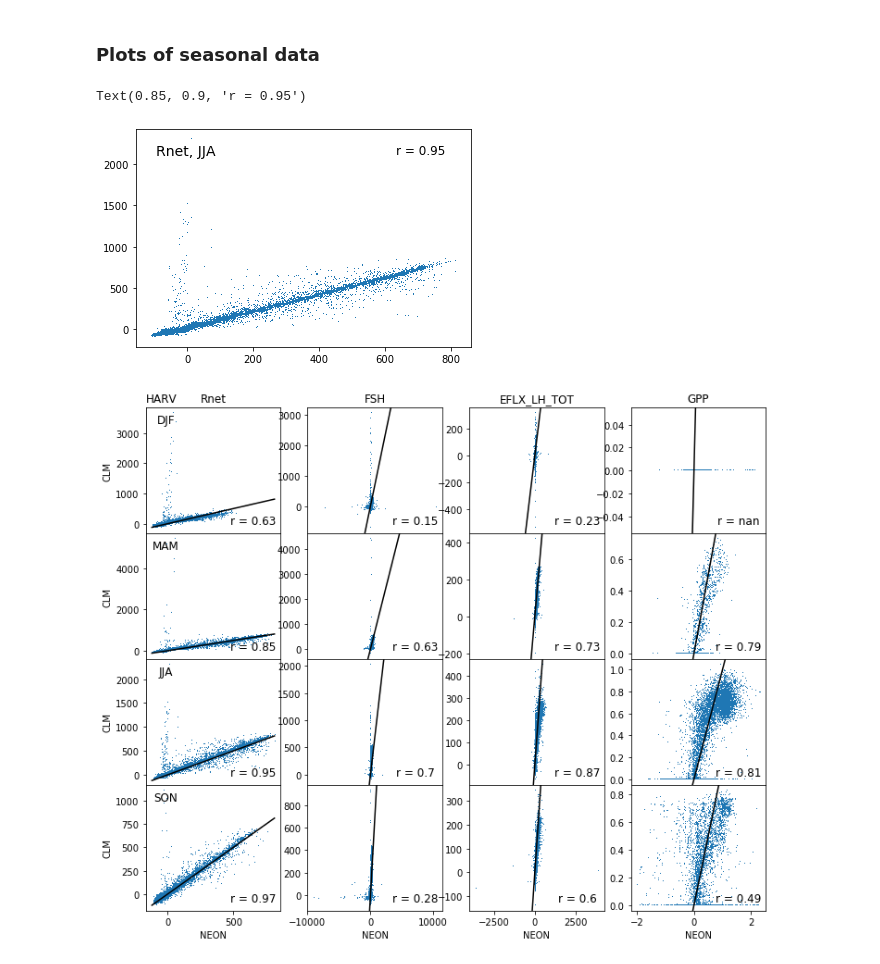
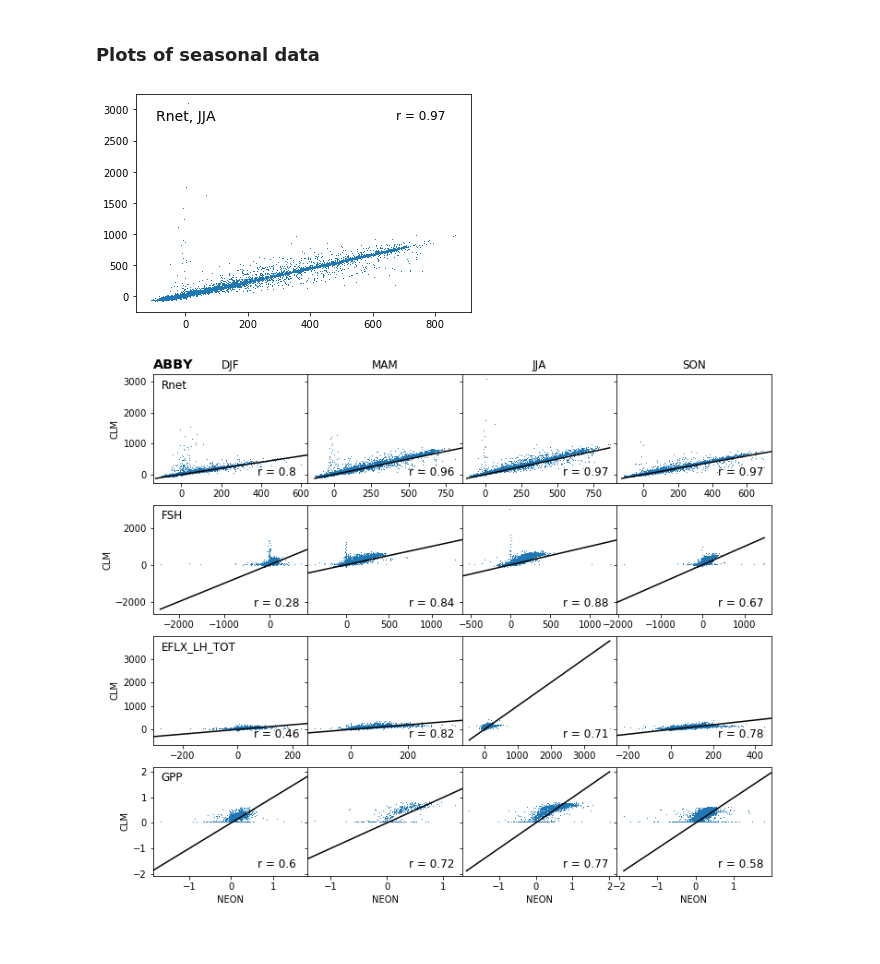
Before and after one commit to wwieder/ctsm_py, a Jupyter notebook: notebooks/ptCLM_NEON.ipynb, the cells around one changed output. Saved outputs shown, nothing was run; the diff lists cells and outputs as text; code cells hidden in the pictures.

```diff
--- a/notebooks/ptCLM_NEON.ipynb
+++ b/notebooks/ptCLM_NEON.ipynb
@@ -24,12 +24,16 @@ warnings.simplefilter("ignore", category=RuntimeWarning)
 # %% [markdown]
 ### Point to files
 # %%
-site  = 'HARV'
+site  = 'ABBY'
+# need to determine rollHour, to get local noon for diel plots
+rollHour = -14  #-14 for Pacific, -10 for Eastern
+
 case  = 'clm50bgcNEON_'+site
 years = [2018,2019]
 nmon  = 12
 OBSdir = '/glade/p/cgd/tss/people/wwieder/inputdata/single_point/datmdata_NEON/'+site+'/'
 OBSfile = [OBSdir + str(years[i])+'-'+str(m+1).zfill(2)+'.nc' for i in range(len(years))  for m in range(nmon)]
+OUTdir = OBSdir
 #print(OBSfile)
 
 CLMdir = '/glade/scratch/wwieder/archive/'+case+'/lnd/hist/'
@@ -53,9 +57,12 @@ dsCLM = dsCLM.shift(time=-2)
 # %%
 # create new variables to subset data
 dsOBS['month']  = dsOBS['time.month']
+dsCLM['month']  = dsCLM['time.month']
 dsOBS['season'] = dsOBS['time.season']
-dsCLM['month']  = dsCLM['time.month']
 dsCLM['season'] = dsCLM['time.season']
+#Can't groupby hour & minutes, so combine them here
+dsOBS['HourMin'] = np.round(dsOBS['time.hour'] + dsOBS['time.minute']/60,1)
+dsCLM['HourMin'] = np.round(dsCLM['time.hour'] + dsCLM['time.minute']/60,1)
 
 # calculate Rnet from absorbed - reflected radiation
 dsCLM['Rnet'] = dsCLM.FSA - dsCLM.FIRA
@@ -75,8 +82,8 @@ dsCLM['GPP'].attrs['units'] = 'gC/m2/h'
 Var = ['Rnet','FSH','EFLX_LH_TOT','GPP']
 Season = ['DJF','MAM','JJA','SON']
 # %%
+# First make a test for one season and variable
 fig, ax = plt.subplots()
-
 x, y = dsOBS[Var[0]].where(dsOBS.season==Season[2]).values, dsCLM[Var[0]].where(dsCLM.season==Season[2]).values
 
 ax.plot(x, y,',')
@@ -91,48 +98,52 @@ y = np.compress(bad, y)
 
 R, p = stats.pearsonr(x,y)
 R = np.round(R, 2)
-ax.text(0.85, 0.90,'r = '+str(R),fontsize=12, ha='center', va='center', transform=plt.gca().transAxes)
+ax.text(0.85, 0.90,'r = '+str(R),fontsize=12, ha='center', va='center', transform=plt.gca().transAxes);
 # %% [output]
-Text(0.85, 0.9, 'r = 0.95')
-[figure, old version]
+[figure, new version]
 # %%
-fig, axs = plt.subplots(len(Season), len(Var), sharex='col', #sharey='col',
-                        gridspec_kw={'hspace': 0},
+fig, axs = plt.subplots(len(Season), len(Var), sharey='row', #sharey='col',
+                        gridspec_kw={'wspace': 0},
                         figsize=(12,10))
 for v in range(len(Var)):
     xmin = dsOBS[Var[v]].min()
     xmax = dsOBS[Var[v]].max()
     for i in range(len(Season)):
         x = dsOBS[Var[v]].where(dsOBS.season==Season[i]).values
         y = dsCLM[Var[v]].where(dsCLM.season==Season[i]).values
-        axs[i,v].plot(x, y,',')
+        axs[v,i].plot(x, y,',')
         line = mlines.Line2D([xmin, xmax], [xmin, xmax], color='k')
-        axs[i,v].add_line(line)
+        axs[v,i].add_line(line)
 
         # add stats
         bad = ~np.logical_or(np.isnan(x), np.isnan(y))
         x = np.compress(bad, x)
         y = np.compress(bad, y)
         R, p = stats.pearsonr(x,y)
         R = np.round(R, 2)
-        axs[i,v].text(0.8, 0.1,'r = '+str(R),fontsize=12,
-                     ha='center', va='center', transform=axs[i,v].transAxes)
+        axs[v,i].text(0.8, 0.1,'r = '+str(R),fontsize=12,
+                     ha='center', va='center', transform=axs[v,i].transAxes)
 
         # control titles & axis labels
         # label colums of data with variables name
-        if i == 0:
-            axs[i, v].set_title(Var[v])
-            if v == 0:
-                axs[i, v].set_title(site, loc='left')
+        if v == 0:
+            axs[v, i].set_title(Season[i])
+            #axs[v,i].text(0.15, 0.90,(Season[i]), fontsize=12, ha='center', va='center',
+            #    transform=axs[v,i].transAxes)
+            if i == 0:
+                axs[i, v].set_title(site, loc='left',
+                                    fontsize='x-large', fontweight='bold')
 
         # x-axis lables on bottom row of plots
-        if i == 3:
-            axs[i, v].set_xlabel('NEON')
+        if v == 3:
+            axs[v, i].set_xlabel('NEON')
 
         # y axis labels and seasons in left column
-        if v == 0:
-            axs[i,v].set_ylabel('CLM')
-            axs[i,v].text(0.15, 0.90,(Season[i]), fontsize=12, ha='center', va='center',
-                transform=axs[i,v].transAxes)
+        if i == 0:
+            axs[v,i].set_ylabel('CLM')
+            axs[v,i].text(0.05, 0.90,(Var[v]), fontsize=12, ha='left', va='center',
+                transform=axs[v,i].transAxes)
+
+plt.savefig(OUTdir+site+'_FluxScatter.pdf');
 # %% [output]
-[figure, old version]
+[figure, new version]
```
Also changed, not shown: parts of 15 cells of this notebook.
